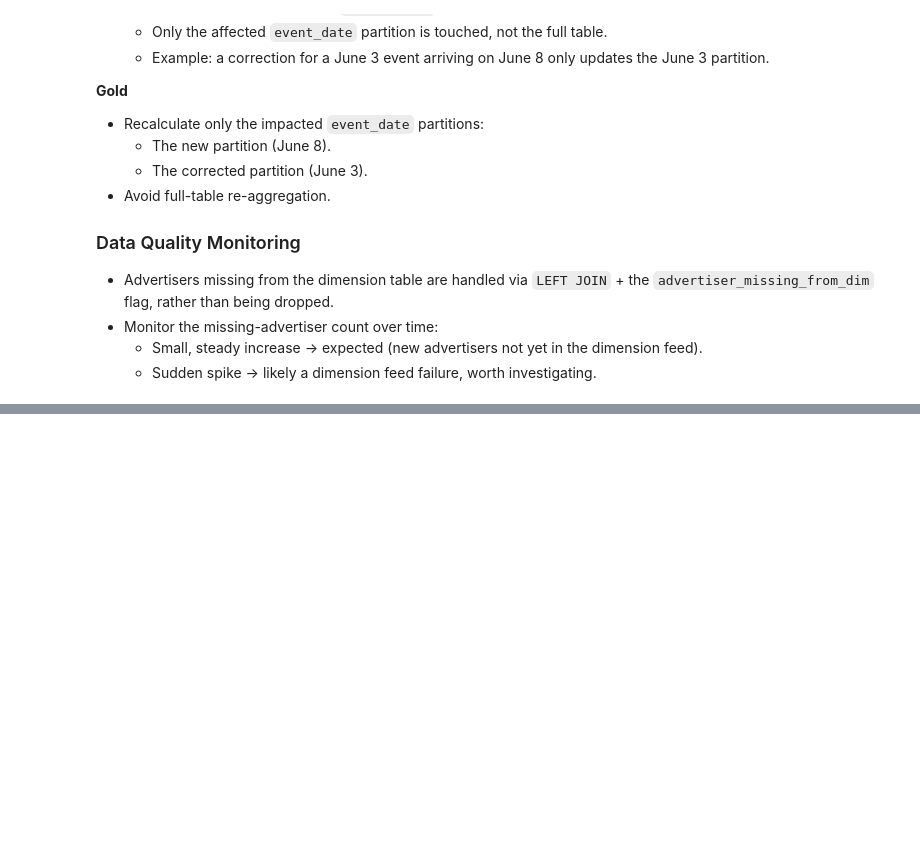
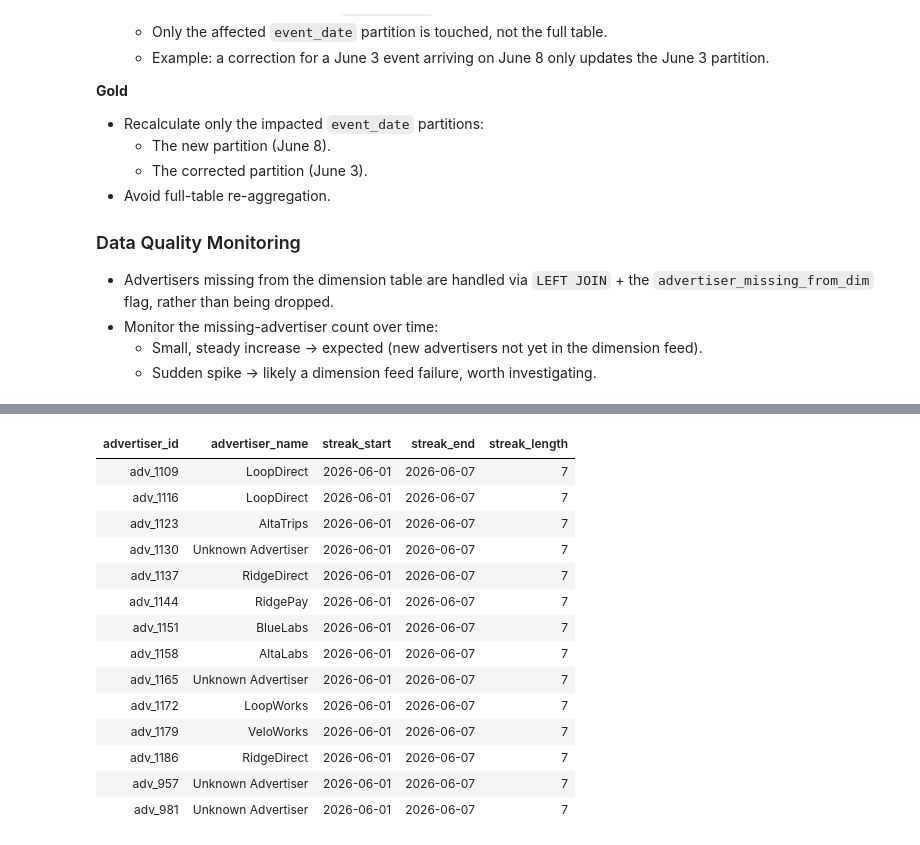
Before and after one commit to Lekhapriyadharshini/lekhapriyadharshini-data-engineering, a Jupyter notebook: projects/01-medallion-data-pipeline/notebooks/DSP_Medallion_Pipeline.ipynb, the cells around one changed output, grey strips where cells are left out. Cells and saved outputs as stored; diff of their text form; code cells hidden in the pictures; blank space fills up the shorter version.

```diff
--- a/projects/01-medallion-data-pipeline/notebooks/DSP_Medallion_Pipeline.ipynb
+++ b/projects/01-medallion-data-pipeline/notebooks/DSP_Medallion_Pipeline.ipynb
@@ -653,0 +717,80 @@ OPTIMIZE workspace.default.silver_events ZORDER BY (advertiser_id, event_id);
+# %%
+%sql
+WITH active_days AS (
+
+    SELECT DISTINCT
+        advertiser_id,
+        advertiser_name,
+        event_date
+    FROM workspace.default.gold_daily_advertiser_spend
+
+),
+
+numbered AS (
+
+    SELECT
+        advertiser_id,
+        advertiser_name,
+        event_date,
+        ROW_NUMBER() OVER (
+            PARTITION BY advertiser_id
+            ORDER BY event_date
+        ) AS rn
+    FROM active_days
+
+),
+
+islands AS (
+
+    SELECT
+        advertiser_id,
+        advertiser_name,
+        event_date,
+
+        DATE_SUB(event_date, rn) AS island_id
+
+    FROM numbered
+
+),
+
+streaks AS (
+
+    SELECT
+        advertiser_id,
+        advertiser_name,
+        MIN(event_date) AS streak_start,
+        MAX(event_date) AS streak_end,
+        COUNT(*) AS streak_length
+
+    FROM islands
+
+    GROUP BY
+        advertiser_id,
+        advertiser_name,
+        island_id
+
+)
+
+SELECT *
+FROM streaks
+QUALIFY ROW_NUMBER() OVER (
+    PARTITION BY advertiser_id
+    ORDER BY streak_length DESC
+) = 1
+ORDER BY advertiser_id;
+# %% [output]
+| advertiser_id | advertiser_name | streak_start | streak_end | streak_length |
+| adv_1109 | LoopDirect | 2026-06-01 | 2026-06-07 | 7 |
+| adv_1116 | LoopDirect | 2026-06-01 | 2026-06-07 | 7 |
+| adv_1123 | AltaTrips | 2026-06-01 | 2026-06-07 | 7 |
+| adv_1130 | Unknown Advertiser | 2026-06-01 | 2026-06-07 | 7 |
+| adv_1137 | RidgeDirect | 2026-06-01 | 2026-06-07 | 7 |
+| adv_1144 | RidgePay | 2026-06-01 | 2026-06-07 | 7 |
+| adv_1151 | BlueLabs | 2026-06-01 | 2026-06-07 | 7 |
+| adv_1158 | AltaLabs | 2026-06-01 | 2026-06-07 | 7 |
+| adv_1165 | Unknown Advertiser | 2026-06-01 | 2026-06-07 | 7 |
+| adv_1172 | LoopWorks | 2026-06-01 | 2026-06-07 | 7 |
+| adv_1179 | VeloWorks | 2026-06-01 | 2026-06-07 | 7 |
+| adv_1186 | RidgeDirect | 2026-06-01 | 2026-06-07 | 7 |
+| adv_957 | Unknown Advertiser | 2026-06-01 | 2026-06-07 | 7 |
+| adv_981 | Unknown Advertiser | 2026-06-01 | 2026-06-07 | 7 |
```
Also changed, not shown: parts of 21 cells of this notebook.
